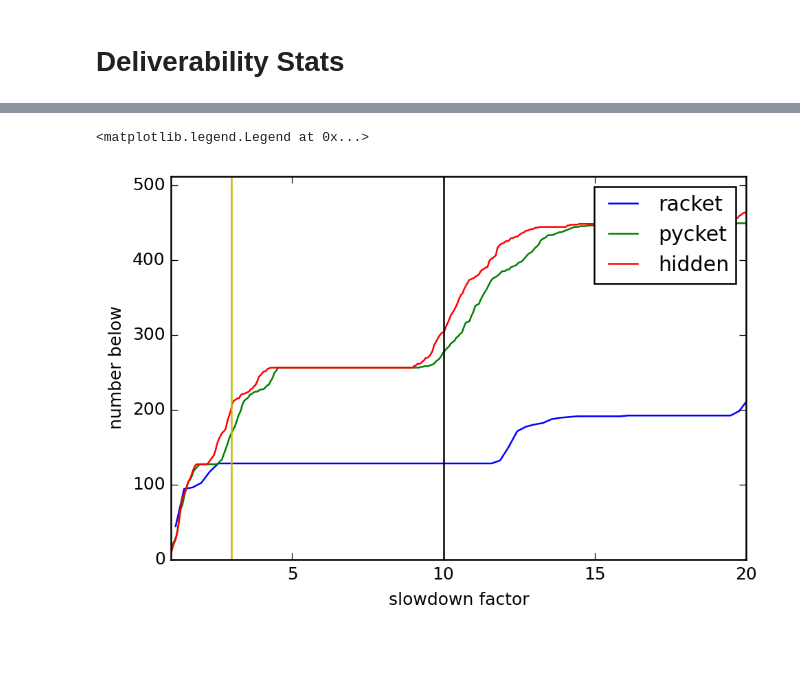
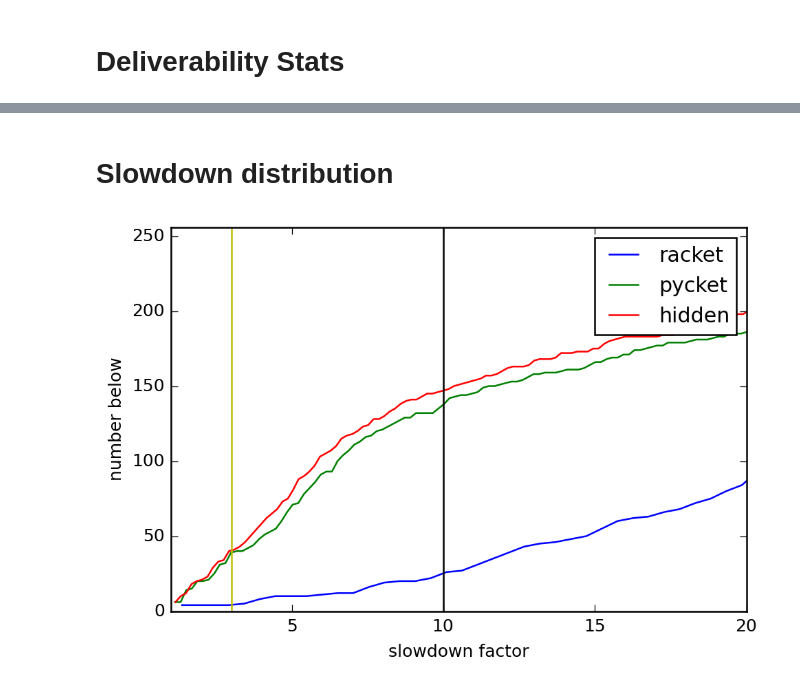
Before and after one commit to sabauma/gradual-typing-timings, a Jupyter notebook: Performance.ipynb, the cells around one changed output, grey strips where cells are left out. Cells and saved outputs as stored; diff of their text form; code cells hidden in the pictures; blank space fills up the shorter version.

```diff
--- a/Performance.ipynb
+++ b/Performance.ipynb
@@ -19,13 +20,11 @@ s.value
 # %% [markdown]
 # Select Benchmark:
 # %%
-data = genfromtxt(s.value, usecols=(1,2,3))
-#data = genfromtxt('results_tetris.txt', usecols=(1,2,3))
-#data = genfromtxt('results_fsm.txt', usecols=(1,2,3))
+graph = lnm.read_data(s.value)
+variations, data = lnm.ungraph(graph)
 hidden_untyped = data[0,2]
 pycket_untyped = data[0,1]
 racket_untyped = data[0,0]
-data.sort(axis=0)
 hidden = data[:,2]
 pycket = data[:,1]
 racket = data[:,0]
@@ -56,18 +60,24 @@ from scipy.stats import cumfreq
 from pandas      import DataFrame
 from ipy_table   import *
 
-hidden_slowdown = hidden / hidden_untyped
-pycket_slowdown = pycket / pycket_untyped
-racket_slowdown = racket / racket_untyped
+hidden_slowdown = hidden / float(hidden_untyped)
+pycket_slowdown = pycket / float(pycket_untyped)
+racket_slowdown = racket / float(racket_untyped)
 
 def compute_deliverable(data):
     th = sum(data < 3)
     oh = sum(numpy.logical_and(data >= 3, data < 10))
-    return [max(data), numpy.mean(data), "%d (%0.2f%%)" % (th, th / float(len(data)) * 100), "%d (%0.2f%%)" % (oh, float(len(data)) * 100)]
+    return [max(data), numpy.mean(data), "%d (%0.2f%%)" % (th, th / float(len(data)) * 100), "%d (%0.2f%%)" % (oh, oh / float(len(data)) * 100)]
     print "Max overhead:    %0.2f" % max(data)
     print "Mean overhead:   %0.2f" % numpy.mean(data)
     print "300-deliverable: %d (%0.2f%%)" % (th, th / float(len(data)) * 100)
     print "300/1000-usable: %d (%0.2f%%)" % (oh, oh / float(len(data)) * 100)
+
+def make_data_table(**kwargs):
+    lst = [["System", "Max overhead", "Mean overhead", "300-deliverable", "300/1000-usable"]]
+    for name, data in kwargs.iteritems():
+        lst.append([name] + compute_deliverable(data))
+    return make_table(map(list, zip(*lst)))
 # %% [markdown]
 # Slowdown Summary Stats
 # %%
@@ -100,17 +138,20 @@ make_table(map(list, zip(*lst)))
+# %% [markdown]
+# Slowdown distribution
 # %%
-for data, color, label in [(racket_slowdown, 'b', 'racket'),
-                               (pycket_slowdown, 'g', 'pycket'),
-                               (hidden_slowdown, 'r', 'hidden')]:
-    counts, bin_edges = numpy.histogram(data, bins=len(data))
-    cdf = numpy.cumsum(counts)
-    pylab.plot(bin_edges[1:], cdf, color=color, label=label)
-pylab.axvline(3, color='y')
-pylab.axvline(10, color='k')
-pylab.xlabel('slowdown factor')
-pylab.xlim((1,20))
-pylab.ylim((0,len(racket)))
-pylab.ylabel('number below')
-pylab.legend()
+def slowdown_cdf(*args):
+    for data, color, label in args:
+        counts, bin_edges = numpy.histogram(data, bins=len(data))
+        cdf = numpy.cumsum(counts)
+        pylab.plot(bin_edges[1:], cdf, color=color, label=label)
+    pylab.axvline(3, color='y')
+    pylab.axvline(10, color='k')
+    pylab.xlabel('slowdown factor')
+    pylab.xlim((1,20))
+    pylab.ylim((0,len(racket)))
+    pylab.ylabel('number below')
+    pylab.legend()
+slowdown_cdf((racket_slowdown, 'b', 'racket'),
+             (pycket_slowdown, 'g', 'pycket'),
+             (hidden_slowdown, 'r', 'hidden'))
 # %% [output]
-<matplotlib.legend.Legend at 0x...>
-[figure, old version]
+[figure, new version]
```
Also changed, not shown: parts of 16 cells of this notebook.
